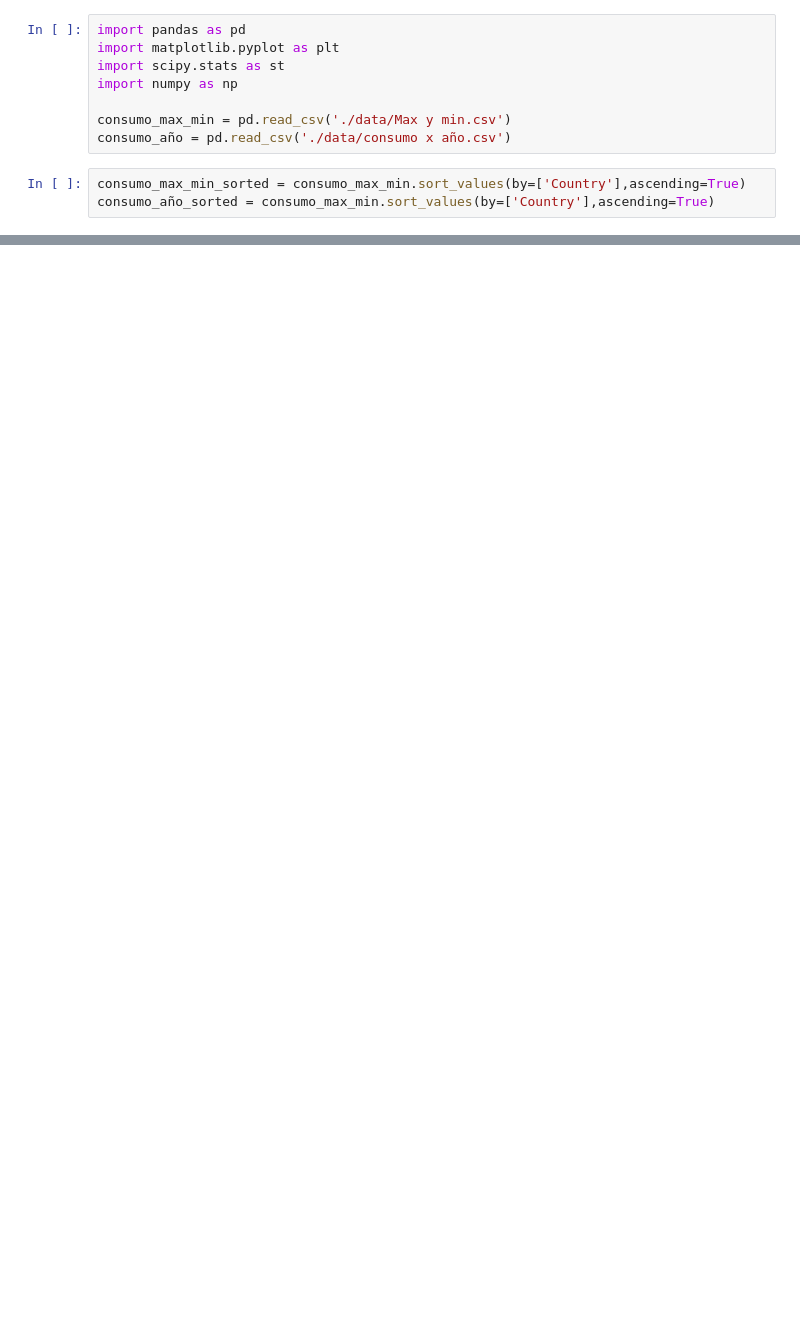
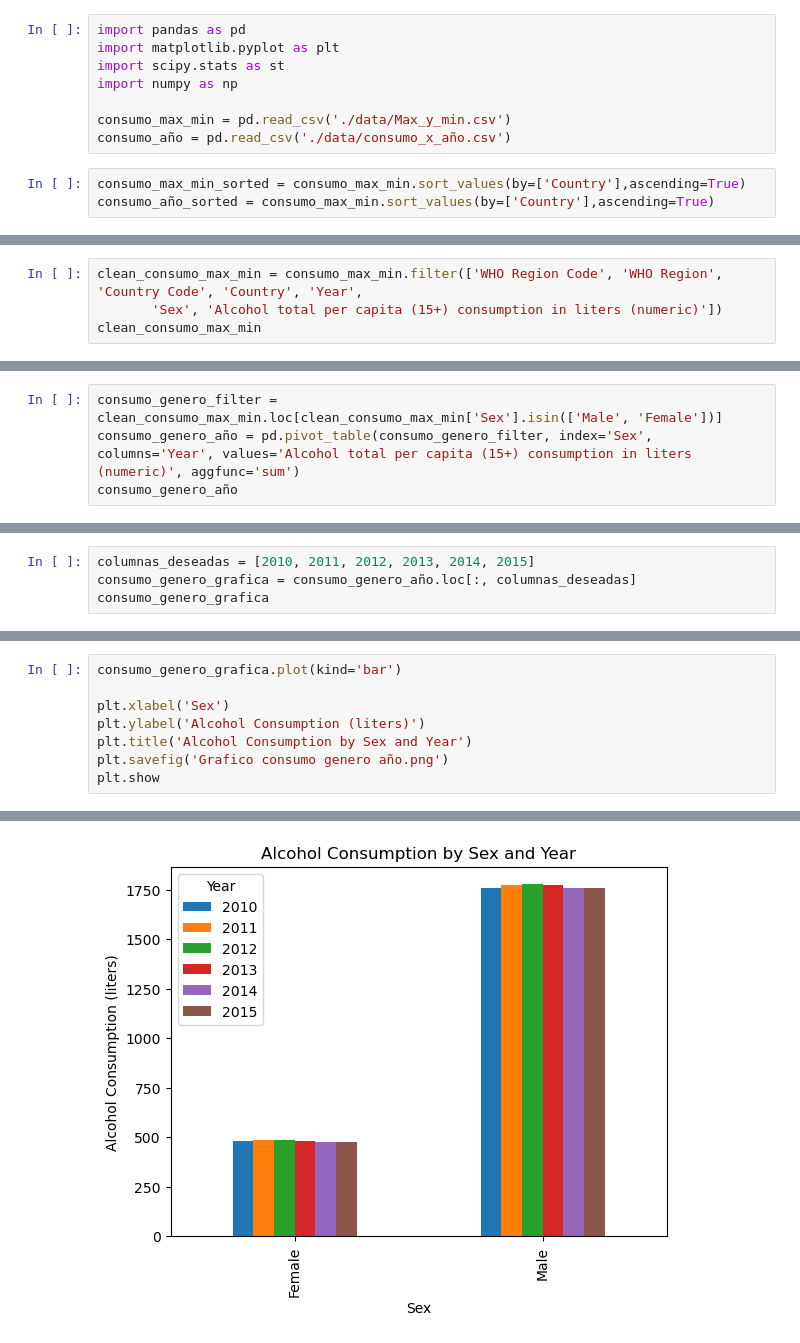
Before and after one commit to Tioz96/Project_1, a Jupyter notebook: alxdj_codigo.ipynb, the cells around one changed output, grey strips where cells are left out. Cells and saved outputs as stored; diff of their text form; blank space fills up the shorter version.

Commit message:
final
Comparto codigo final, archivos de output, imagenes de graficas.

```diff
--- a/alxdj_codigo.ipynb
+++ b/alxdj_codigo.ipynb
@@ -4,8 +4,8 @@ import matplotlib.pyplot as plt
 import scipy.stats as st
 import numpy as np
 
-consumo_max_min = pd.read_csv('./data/Max y min.csv')
-consumo_año = pd.read_csv('./data/consumo x año.csv')
+consumo_max_min = pd.read_csv('./data/Max_y_min.csv')
+consumo_año = pd.read_csv('./data/consumo_x_año.csv')
 # %%
 consumo_max_min_sorted = consumo_max_min.sort_values(by=['Country'],ascending=True)
 consumo_año_sorted = consumo_max_min.sort_values(by=['Country'],ascending=True)
@@ -36,0 +70,4 @@ consumo_alcohol_total_2.to_excel('consumo.xlsx')
+# %%
+clean_consumo_max_min = consumo_max_min.filter(['WHO Region Code', 'WHO Region', 'Country Code', 'Country', 'Year',
+       'Sex', 'Alcohol total per capita (15+) consumption in liters (numeric)'])
+clean_consumo_max_min
@@ -36,0 +144,4 @@ consumo_alcohol_total_2.to_excel('consumo.xlsx')
+# %%
+consumo_genero_filter = clean_consumo_max_min.loc[clean_consumo_max_min['Sex'].isin(['Male', 'Female'])]
+consumo_genero_año = pd.pivot_table(consumo_genero_filter, index='Sex', columns='Year', values='Alcohol total per capita (15+) consumption in liters (numeric)', aggfunc='sum')
+consumo_genero_año
@@ -36,0 +159,4 @@ consumo_alcohol_total_2.to_excel('consumo.xlsx')
+# %%
+columnas_deseadas = [2010, 2011, 2012, 2013, 2014, 2015]
+consumo_genero_grafica = consumo_genero_año.loc[:, columnas_deseadas]
+consumo_genero_grafica
@@ -36,0 +168,9 @@ consumo_alcohol_total_2.to_excel('consumo.xlsx')
+# %%
+consumo_genero_grafica.plot(kind='bar')
+
+plt.xlabel('Sex')
+plt.ylabel('Alcohol Consumption (liters)')
+plt.title('Alcohol Consumption by Sex and Year')
+plt.savefig('Grafico consumo genero año.png')
+plt.show
+# %% [output]
@@ -36,0 +178 @@ consumo_alcohol_total_2.to_excel('consumo.xlsx')
+[figure, added]
```
Also changed, not shown: parts of 21 cells of this notebook, 5 other files.
